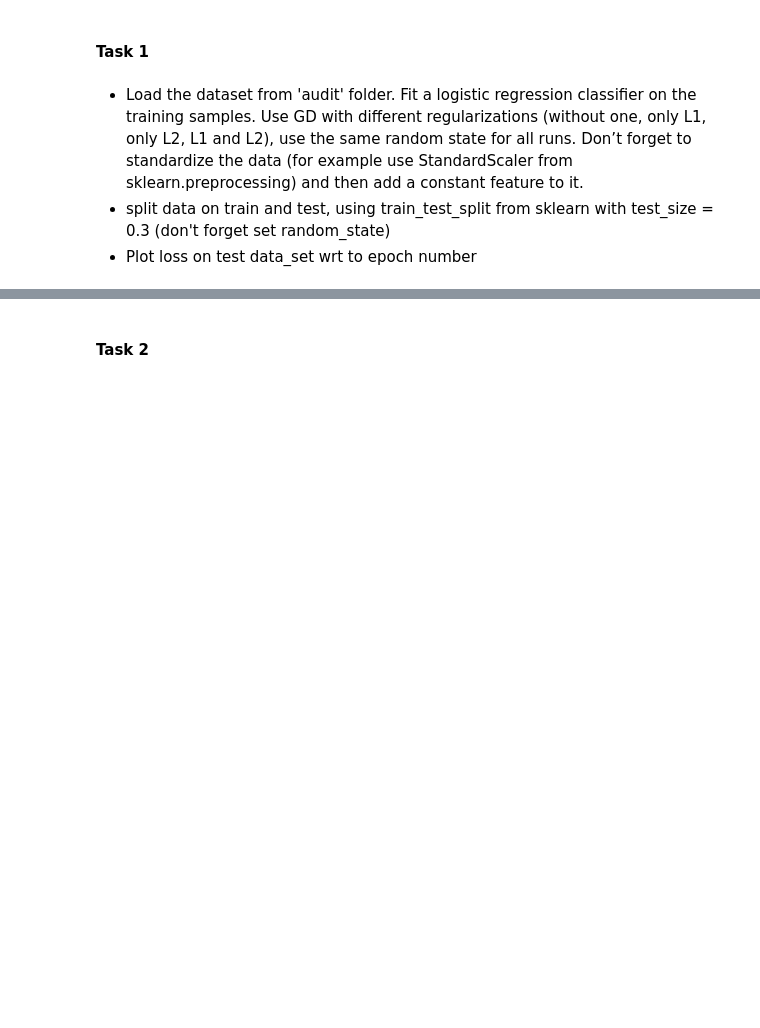
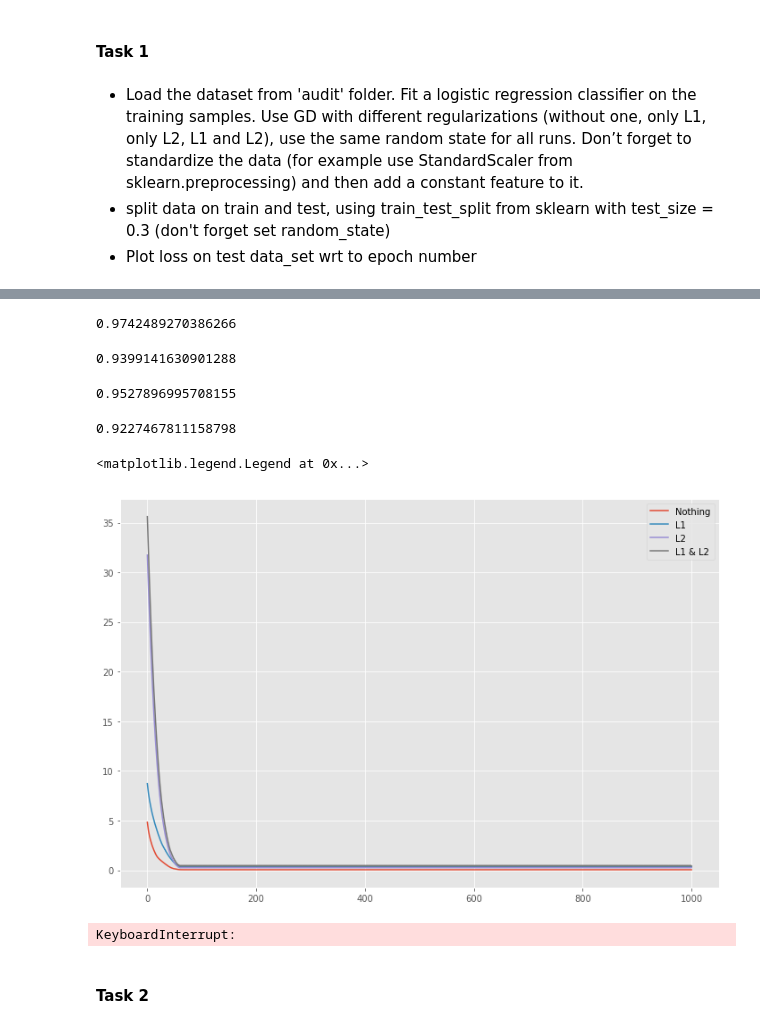
Before and after one commit to DeagleGross/HSE-ML-Course, a Jupyter notebook: s05 Logistic Regression/HW.ipynb, the cells around one changed output, grey strips where cells are left out. Cells and saved outputs as stored; diff of their text form; code cells hidden in the pictures; blank space fills up the shorter version.

```diff
--- a/s05 Logistic Regression/HW.ipynb
+++ b/s05 Logistic Regression/HW.ipynb
@@ -321,8 +355,52 @@ print(gd.coef)
+# %%
+no_reg_model = MyVanillaGD(beta = 0., gamma = 0.)
+no_reg = no_reg_model.fit(X_train, y_train)
+pred = no_reg_model.predict(X_test)
+print(accuracy_score(y_test, pred))
+# %% [output]
+0.9742489270386266
+# %%
+L1_model = MyVanillaGD(beta = 0., gamma = 0.03)
+L1 = L1_model.fit(X_train, y_train)
+pred = L1_model.predict(X_test)
+print(accuracy_score(y_test, pred))
+# %% [output]
+0.9399141630901288
+# %%
+L2_model = MyVanillaGD(beta = 0.03, gamma = 0.)
+L2 = L2_model.fit(X_train, y_train)
+pred = L2_model.predict(X_test)
+print(accuracy_score(y_test, pred))
+# %% [output]
+0.9527896995708155
+# %%
+L1L2_model = MyVanillaGD(beta = 0.03, gamma = 0.03)
+L1L2 = L1L2_model.fit(X_train, y_train)
+pred = L1L2_model.predict(X_test)
+print(accuracy_score(y_test, pred))
+# %% [output]
+0.9227467811158798
+# %%
+fig = plt.figure()
+plt.plot(no_reg, label='Nothing')
+plt.plot(L1, label='L1')
+plt.plot(L2, label='L2')
+plt.plot(L1L2, label='L1 & L2')
+plt.legend()
+# %% [output]
+<matplotlib.legend.Legend at 0x...>
+[figure, added]
 # %%
+# beta = 0, gamma = 0 - is the best result
+test_model = MyVanillaGD(beta = 0.03, gamma = 0.03, step = 0.05, tol = 1e-8, max_epoch = 1000, random_state = RND_SEED)
+fit = test_model.fit(X_train, y_train)
+
 # model - your logreg, X_test, y_test - your test data
 from sklearn.metrics import roc_auc_score
-y_score = model.predict_proba(X_test)[:,1]
+y_score = test_model.predict_proba(X_test)
 assert(roc_auc_score(y_test, y_score) > 0.99)
+# %% [output]
+KeyboardInterrupt:
 # %% [markdown]
 #### Task 2
 # %% [markdown]
```
Also changed, not shown: parts of 12 cells of this notebook, 2 other files.
